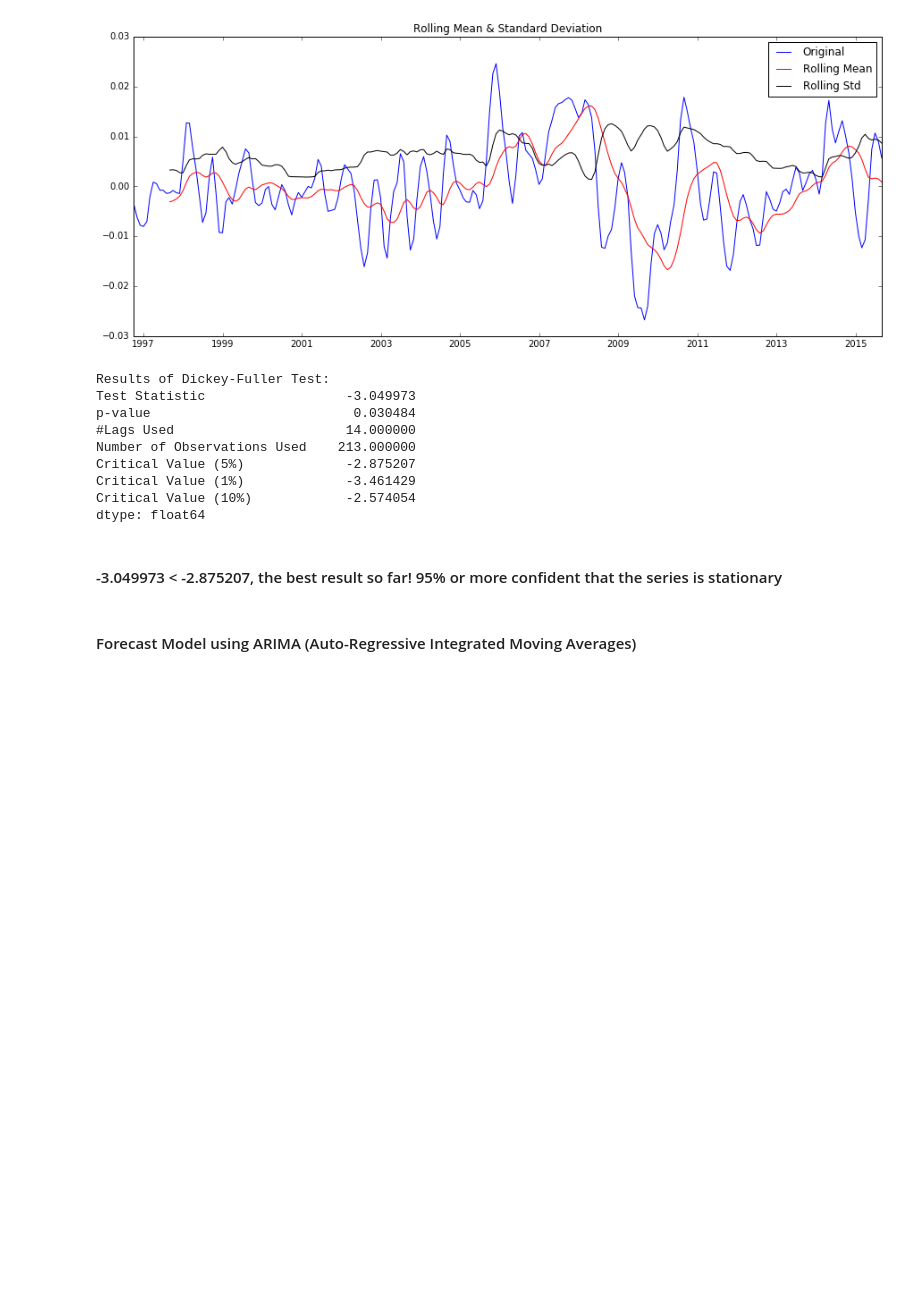
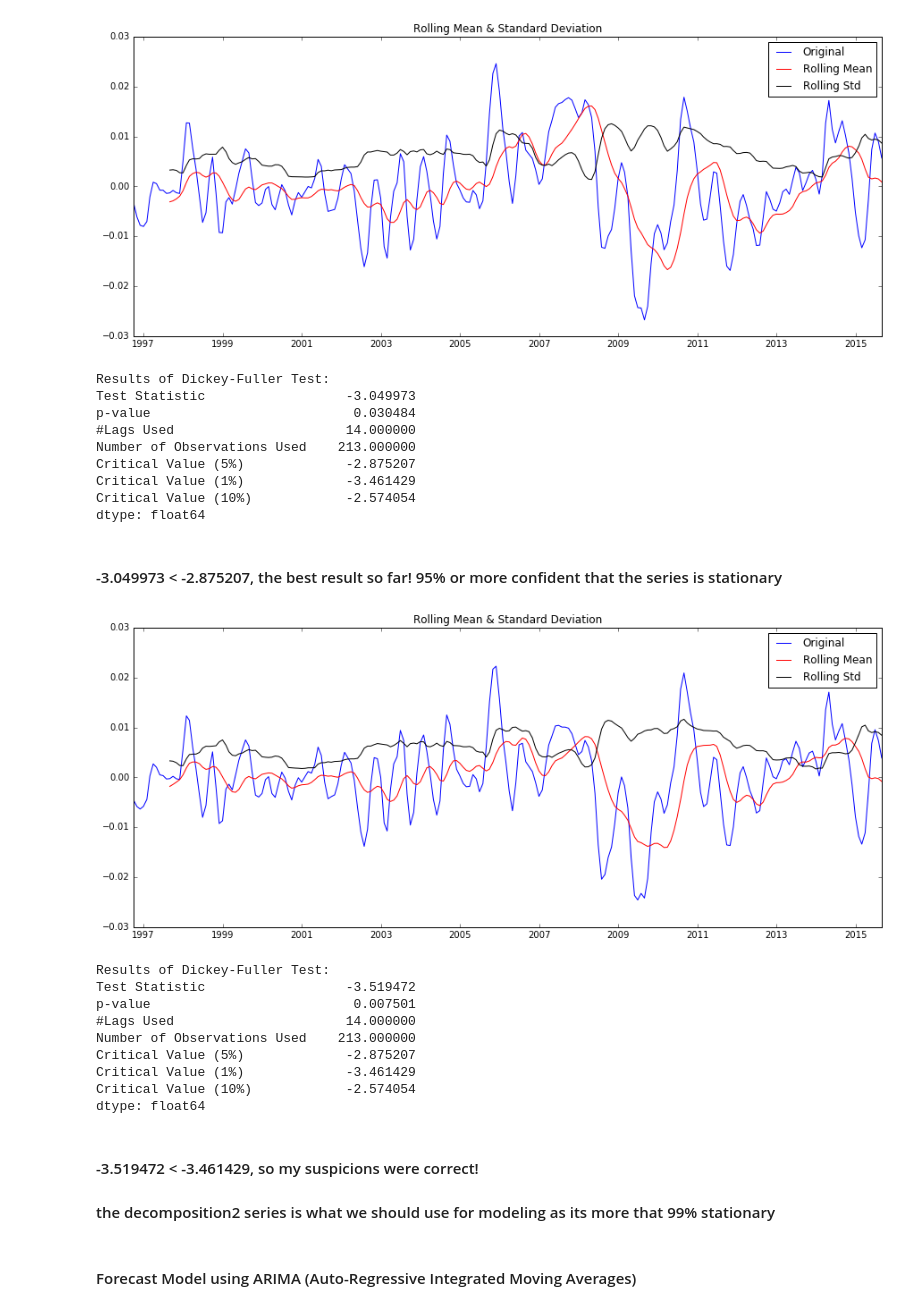
Before and after one commit to gnitnuj/RandomRealEstateExplorations, a Jupyter notebook: The Notebook.ipynb, the cells around one changed output. Drawn from its saved outputs; the diff is of its cells as text; code cells hidden in the pictures; blank space fills up the shorter version.

```diff
--- a/The Notebook.ipynb
+++ b/The Notebook.ipynb
@@ -526,6 +526,26 @@ Critical Value (10%)            -2.574054
 dtype: float64
 # %% [markdown]
 #### -3.049973 < -2.875207, the best result so far! 95% or more confident that the series is stationary
+# %%
+# try decomposition one more time with (ts_data_2_log - weighted_diff) to see if I can get > 1% confidence
+
+decomposition2 = seasonal_decompose(ts_data_2_log - weighted_diff).resid
+decomposition2.dropna(inplace=True)
+test_stationarity(decomposition2)
+# %% [output]
+[figure, added]
+Results of Dickey-Fuller Test:
+Test Statistic                  -3.519472
+p-value                          0.007501
+#Lags Used                      14.000000
+Number of Observations Used    213.000000
+Critical Value (5%)             -2.875207
+Critical Value (1%)             -3.461429
+Critical Value (10%)            -2.574054
+dtype: float64
+# %% [markdown]
+#### -3.519472 < -3.461429, so my suspicions were correct!
+#### the decomposition2 series is what we should use for modeling as its more that 99% stationary
 # %% [markdown]
 #### Forecast Model using ARIMA (Auto-Regressive Integrated Moving Averages)
 # %%
```
Also changed, not shown: parts of 13 cells of this notebook.
